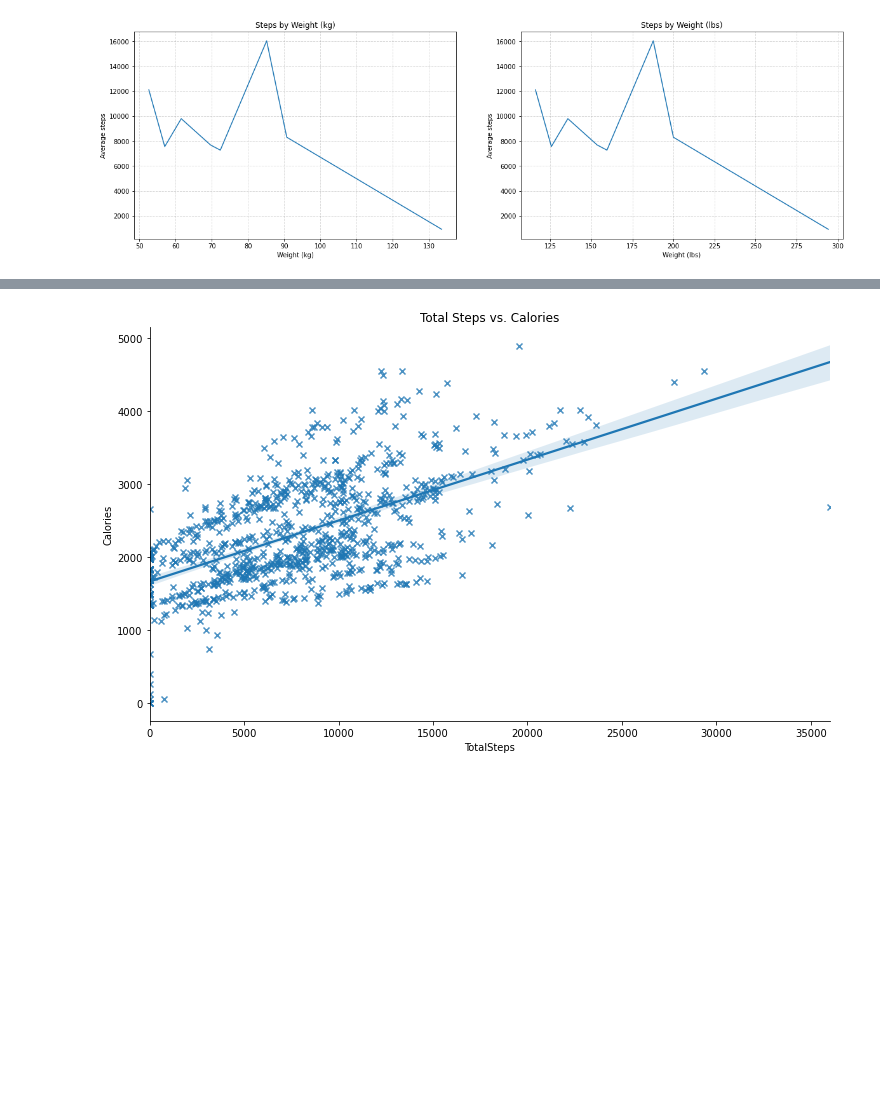
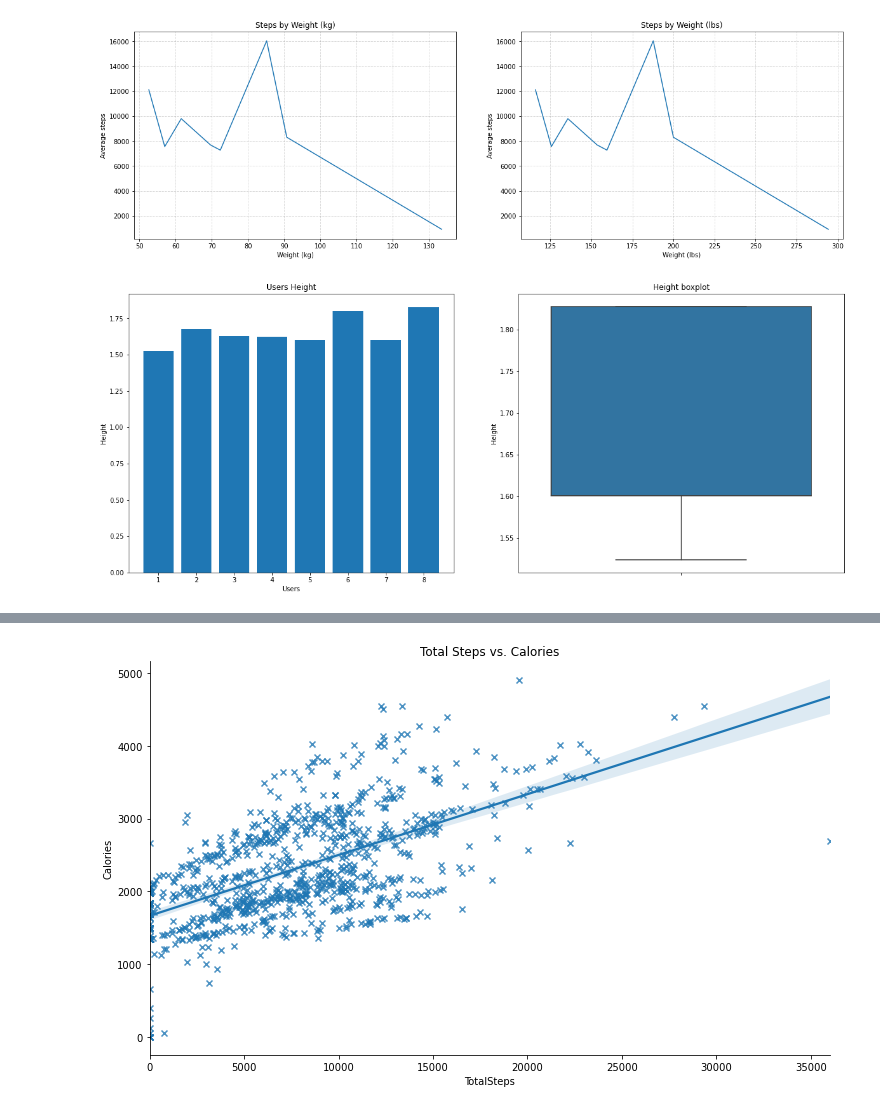
Before and after one commit to D3Falcon/DataSciencePortfolio, a Jupyter notebook: Bellabeat_CaseStudy/Bellabeat_casestudy.ipynb, the cells around one changed output, grey strips where cells are left out. Drawn from its saved outputs; the diff is of its cells as text; code cells hidden in the pictures; blank space fills up the shorter version.

```diff
--- a/Bellabeat_CaseStudy/Bellabeat_casestudy.ipynb
+++ b/Bellabeat_CaseStudy/Bellabeat_casestudy.ipynb
@@ -455,3 +460,23 @@ axs[1].grid(color='gray', alpha=0.3, linestyle='dashed', linewidth=0.9)
 plt.show()
 # %% [output]
 [figure]
+# %%
+weightLog['Height'] = (weightLog['WeightKg']/weightLog['BMI'])**(1/2)
+
+df_kg = weightLog.groupby('Id')['Height'].mean()
+
+fig, axs = plt.subplots(nrows=1, ncols=2,figsize=(20,8))
+axs[0].bar(range(1, len(df_kg)+1), df_kg.values)
+axs[0].set_xticks(range(1, len(df_kg)+1))
+axs[0].set_xticklabels(range(1, len(df_kg)+1))
+
+axs[0].set_xlabel('Users')
+axs[0].set_ylabel('Height')
+axs[0].set_title('Users Height')
+
+snc.boxplot(y=weightLog['Height'], ax=axs[1])
+axs[1].set_title('Height boxplot')
+
+plt.show()
+# %% [output]
+[figure, added]
```
Also changed, not shown: parts of 10 cells of this notebook.
